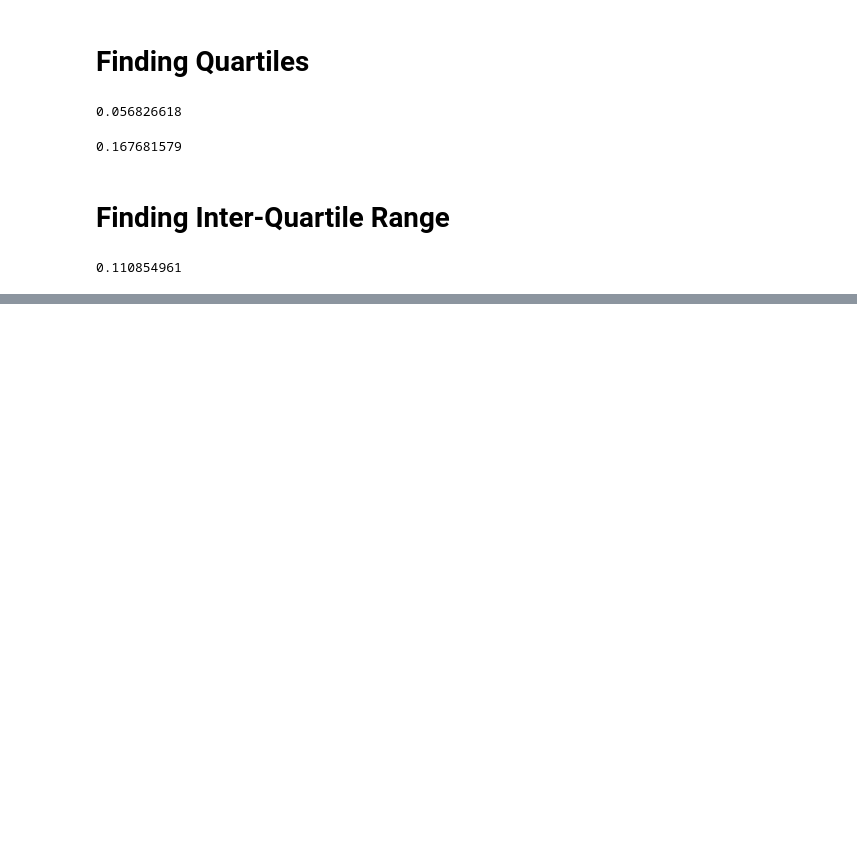
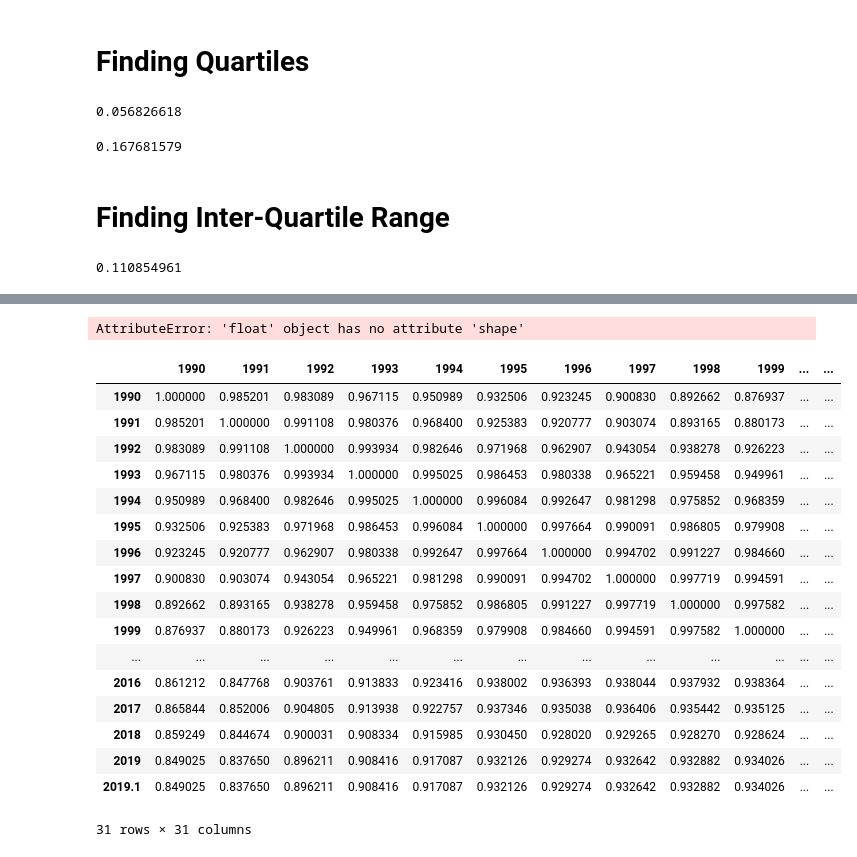
Before and after one commit to predatorshree/pollution, a Jupyter notebook: pollution.ipynb, the cells around one changed output, grey strips where cells are left out. Drawn from its saved outputs; the diff is of its cells as text; code cells hidden in the pictures; blank space fills up the shorter version.

```diff
--- a/pollution.ipynb
+++ b/pollution.ipynb
@@ -212,0 +333,25 @@ IQR_Afghanistan
+# %%
+copied_df['Afghanistan'].corr(copied_df['Angola'])
+# %% [output]
+AttributeError: 'float' object has no attribute 'shape'
+# %%
+df.corr()
+# %% [output]
+|  | 1990 | 1991 | 1992 | 1993 | 1994 | 1995 | 1996 | 1997 | 1998 | 1999 | ... | ... |
+| 1990 | 1.000000 | 0.985201 | 0.983089 | 0.967115 | 0.950989 | 0.932506 | 0.923245 | 0.900830 | 0.892662 | 0.876937 | ... | ... |
+| 1991 | 0.985201 | 1.000000 | 0.991108 | 0.980376 | 0.968400 | 0.925383 | 0.920777 | 0.903074 | 0.893165 | 0.880173 | ... | ... |
+| 1992 | 0.983089 | 0.991108 | 1.000000 | 0.993934 | 0.982646 | 0.971968 | 0.962907 | 0.943054 | 0.938278 | 0.926223 | ... | ... |
+| 1993 | 0.967115 | 0.980376 | 0.993934 | 1.000000 | 0.995025 | 0.986453 | 0.980338 | 0.965221 | 0.959458 | 0.949961 | ... | ... |
+| 1994 | 0.950989 | 0.968400 | 0.982646 | 0.995025 | 1.000000 | 0.996084 | 0.992647 | 0.981298 | 0.975852 | 0.968359 | ... | ... |
+| 1995 | 0.932506 | 0.925383 | 0.971968 | 0.986453 | 0.996084 | 1.000000 | 0.997664 | 0.990091 | 0.986805 | 0.979908 | ... | ... |
+| 1996 | 0.923245 | 0.920777 | 0.962907 | 0.980338 | 0.992647 | 0.997664 | 1.000000 | 0.994702 | 0.991227 | 0.984660 | ... | ... |
+| 1997 | 0.900830 | 0.903074 | 0.943054 | 0.965221 | 0.981298 | 0.990091 | 0.994702 | 1.000000 | 0.997719 | 0.994591 | ... | ... |
+| 1998 | 0.892662 | 0.893165 | 0.938278 | 0.959458 | 0.975852 | 0.986805 | 0.991227 | 0.997719 | 1.000000 | 0.997582 | ... | ... |
+| 1999 | 0.876937 | 0.880173 | 0.926223 | 0.949961 | 0.968359 | 0.979908 | 0.984660 | 0.994591 | 0.997582 | 1.000000 | ... | ... |
+| ... | ... | ... | ... | ... | ... | ... | ... | ... | ... | ... | ... | ... |
+| 2016 | 0.861212 | 0.847768 | 0.903761 | 0.913833 | 0.923416 | 0.938002 | 0.936393 | 0.938044 | 0.937932 | 0.938364 | ... | ... |
+| 2017 | 0.865844 | 0.852006 | 0.904805 | 0.913938 | 0.922757 | 0.937346 | 0.935038 | 0.936406 | 0.935442 | 0.935125 | ... | ... |
+| 2018 | 0.859249 | 0.844674 | 0.900031 | 0.908334 | 0.915985 | 0.930450 | 0.928020 | 0.929265 | 0.928270 | 0.928624 | ... | ... |
+| 2019 | 0.849025 | 0.837650 | 0.896211 | 0.908416 | 0.917087 | 0.932126 | 0.929274 | 0.932642 | 0.932882 | 0.934026 | ... | ... |
+| 2019.1 | 0.849025 | 0.837650 | 0.896211 | 0.908416 | 0.917087 | 0.932126 | 0.929274 | 0.932642 | 0.932882 | 0.934026 | ... | ... |
+31 rows × 31 columns
```
Also changed, not shown: parts of 24 cells of this notebook, 2 other files.
